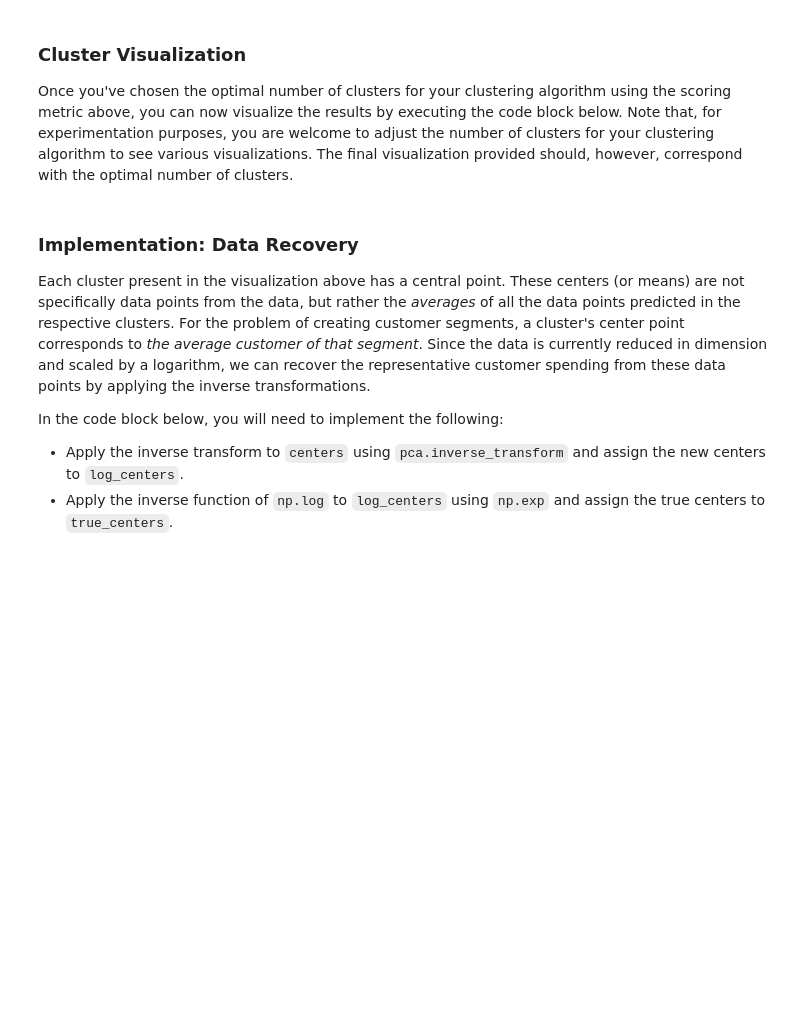
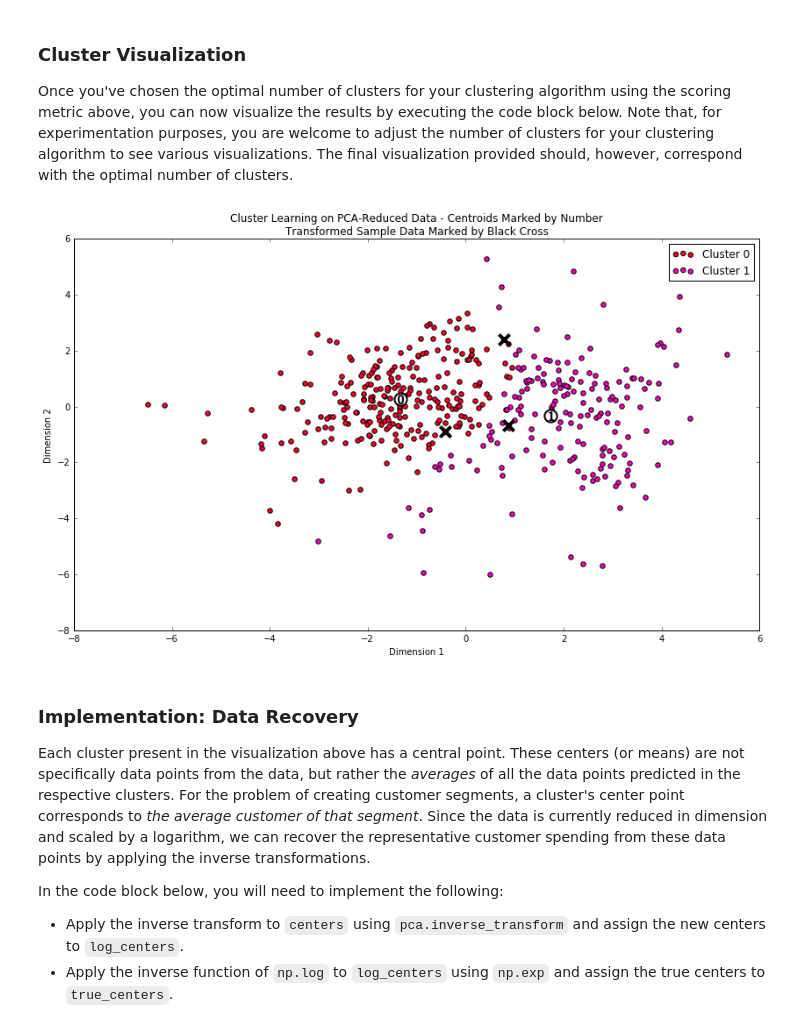
Before and after one commit to vkamma/customer_segments, a Jupyter notebook: customer_segments.ipynb, the cells around one changed output. Saved outputs shown, nothing was run; the diff lists cells and outputs as text; code cells hidden in the pictures; blank space fills up the shorter version.

```diff
--- a/customer_segments.ipynb
+++ b/customer_segments.ipynb
@@ -341,13 +353,13 @@ In the code block below, you will need to implement the following:
  - Apply a PCA transformation of the sample log-data `log_samples` using `pca.transform`, and assign the results to `pca_samples`.
 # %%
 # TODO: Apply PCA by fitting the good data with only two dimensions
-pca = None
+pca = PCA(n_components=2).fit(good_data)
 
 # TODO: Transform the good data using the PCA fit above
-reduced_data = None
+reduced_data = pca.transform(good_data)
 
 # TODO: Transform the sample log-data using the PCA fit above
-pca_samples = None
+pca_samples = pca.transform(log_samples)
 
 # Create a DataFrame for the reduced data
 reduced_data = pd.DataFrame(reduced_data, columns = ['Dimension 1', 'Dimension 2'])
@@ -391,18 +418,22 @@ In the code block below, you will need to implement the following:
  - Predict the cluster for each sample data point in `pca_samples` and assign them `sample_preds`.
  - Import `sklearn.metrics.silhouette_score` and calculate the silhouette score of `reduced_data` against `preds`.
    - Assign the silhouette score to `score` and print the result.
-# %%
-# TODO: Apply your clustering algorithm of choice to the reduced data
-clusterer = None
-
-# TODO: Predict the cluster for each data point
-preds = None
-
-# TODO: Find the cluster centers
-centers = None
-
-# TODO: Predict the cluster for each transformed sample data point
-sample_preds = None
-
-# TODO: Calculate the mean silhouette coefficient for the number of clusters chosen
-score = None
+# %%
+from sklearn.mixture import GMM
+from sklearn.metrics import silhouette_score
+
+def score_clustering(data, num_clusters):
+    preds, _, _  = cluster(data, num_clusters)
+    score = silhouette_score(data, preds)
+    return score
+
+def cluster(data, num_clusters):
+    clusterer = GMM(n_components=num_clusters, covariance_type='full', random_state=42).fit(data)
+    preds = clusterer.predict(data)
+    centers = clusterer.means_
+    sample_preds = clusterer.predict(pca_samples)
+    return preds, centers, sample_preds
+
+for num_clusters in range(2,10):
+    score = score_clustering(reduced_data, num_clusters)
+    print("num_clusters: {} - score: {}".format(num_clusters, score))
@@ -420,3 +458,8 @@ vs.cluster_results(reduced_data, preds, centers, pca_samples)
+# %%
+preds, centers, sample_preds = cluster(reduced_data, 2)
+rs.cluster_results(reduced_data, preds, centers, pca_samples)
+# %% [output]
+[figure, added]
 # %% [markdown]
 ### Implementation: Data Recovery
 Each cluster present in the visualization above has a central point. These centers (or means) are not specifically data points from the data, but rather the *averages* of all the data points predicted in the respective clusters. For the problem of creating customer segments, a cluster's center point corresponds to *the average customer of that segment*. Since the data is currently reduced in dimension and scaled by a logarithm, we can recover the representative customer spending from these data points by applying the inverse transformations.
```
Also changed, not shown: parts of 12 cells of this notebook, 1 other file.
